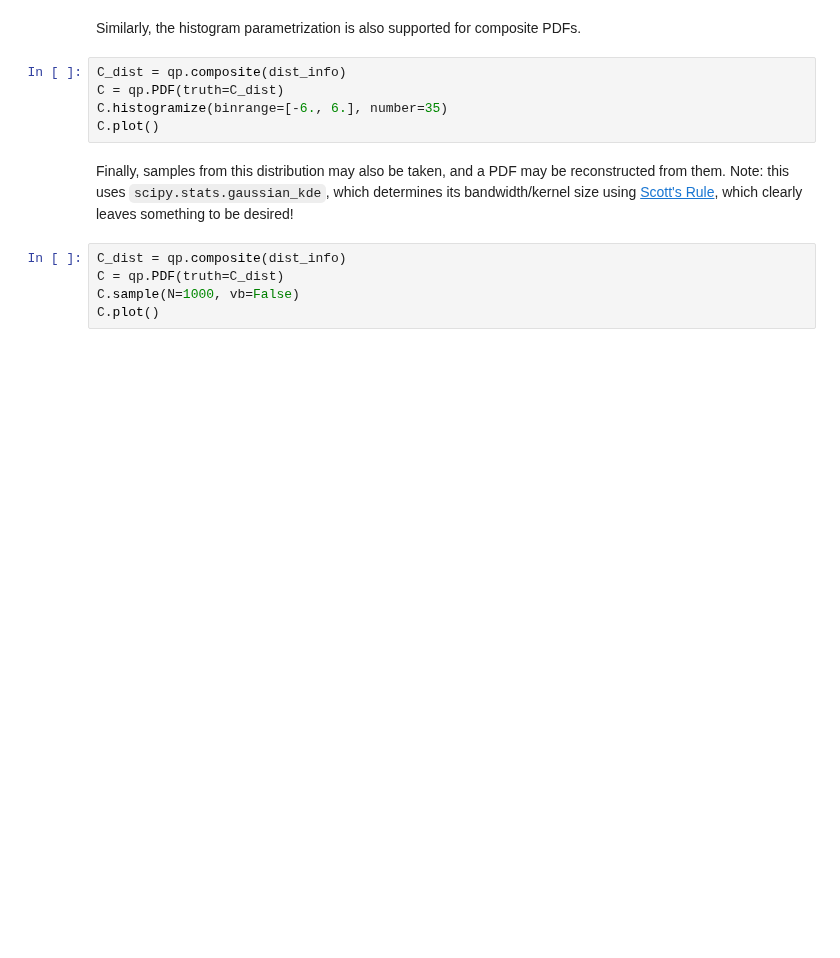
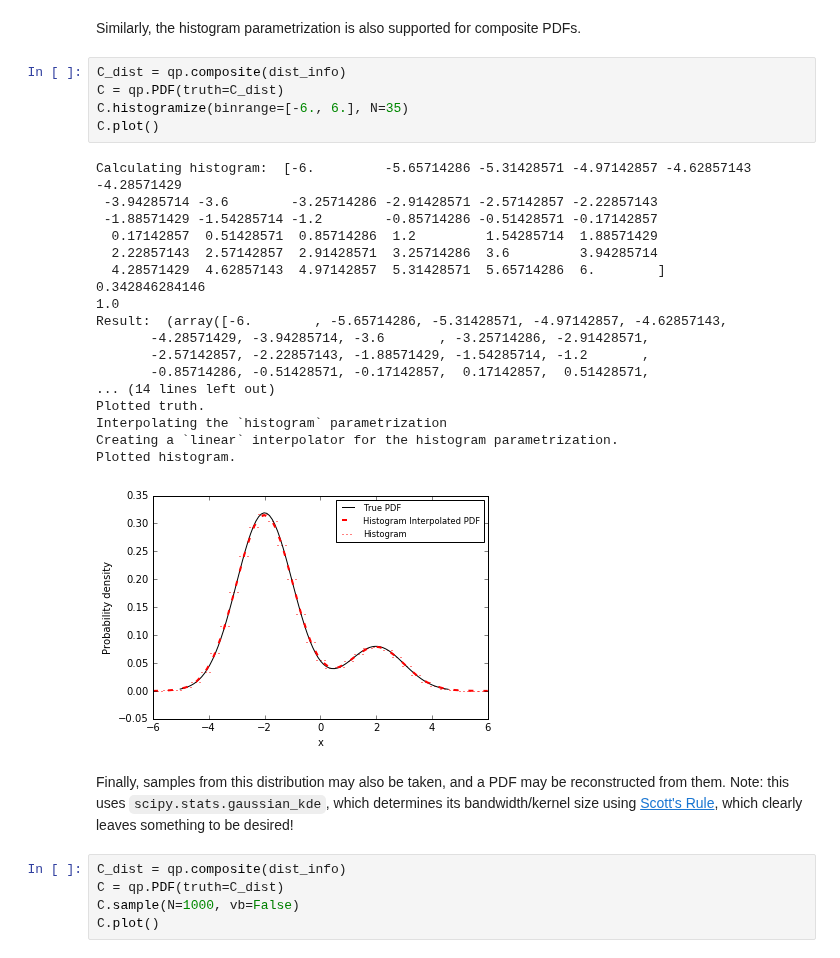
Before and after one commit to aimalz/qp, a Jupyter notebook: docs/notebooks/demo.ipynb, the cells around one changed output. Cells and saved outputs as stored; diff of their text form; blank space fills up the shorter version.

```diff
--- a/docs/notebooks/demo.ipynb
+++ b/docs/notebooks/demo.ipynb
@@ -190,8 +323,27 @@ Similarly, the histogram parametrization is also supported for composite PDFs.
 # %%
 C_dist = qp.composite(dist_info)
 C = qp.PDF(truth=C_dist)
-C.histogramize(binrange=[-6., 6.], number=35)
+C.histogramize(binrange=[-6., 6.], N=35)
 C.plot()
+# %% [output]
+Calculating histogram:  [-6.         -5.65714286 -5.31428571 -4.97142857 -4.62857143 -4.28571429
+ -3.94285714 -3.6        -3.25714286 -2.91428571 -2.57142857 -2.22857143
+ -1.88571429 -1.54285714 -1.2        -0.85714286 -0.51428571 -0.17142857
+  0.17142857  0.51428571  0.85714286  1.2         1.54285714  1.88571429
+  2.22857143  2.57142857  2.91428571  3.25714286  3.6         3.94285714
+  4.28571429  4.62857143  4.97142857  5.31428571  5.65714286  6.        ]
+0.342846284146
+1.0
+Result:  (array([-6.        , -5.65714286, -5.31428571, -4.97142857, -4.62857143,
+       -4.28571429, -3.94285714, -3.6       , -3.25714286, -2.91428571,
+       -2.57142857, -2.22857143, -1.88571429, -1.54285714, -1.2       ,
+       -0.85714286, -0.51428571, -0.17142857,  0.17142857,  0.51428571,
+... (14 lines left out)
+Plotted truth.
+Interpolating the `histogram` parametrization
+Creating a `linear` interpolator for the histogram parametrization.
+Plotted histogram.
+[figure, added]
 # %% [markdown]
 Finally, samples from this distribution may also be taken, and a PDF may be reconstructed from them.  Note: this uses `scipy.stats.gaussian_kde`, which determines its bandwidth/kernel size using [Scott's Rule](https://docs.scipy.org/doc/scipy/reference/generated/scipy.stats.gaussian_kde.html), which clearly leaves something to be desired!
 # %%
```
Also changed, not shown: parts of 19 cells of this notebook, 2 other files.
